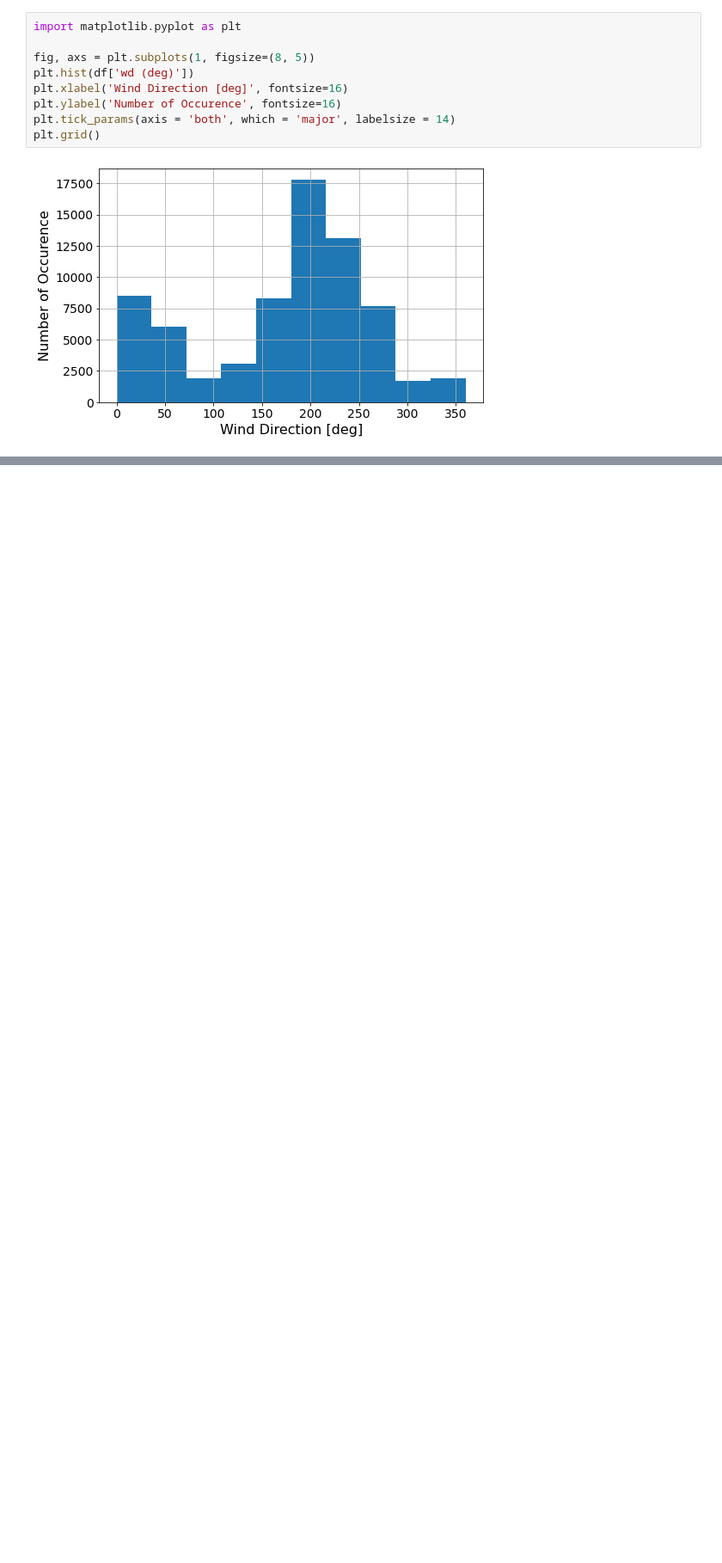
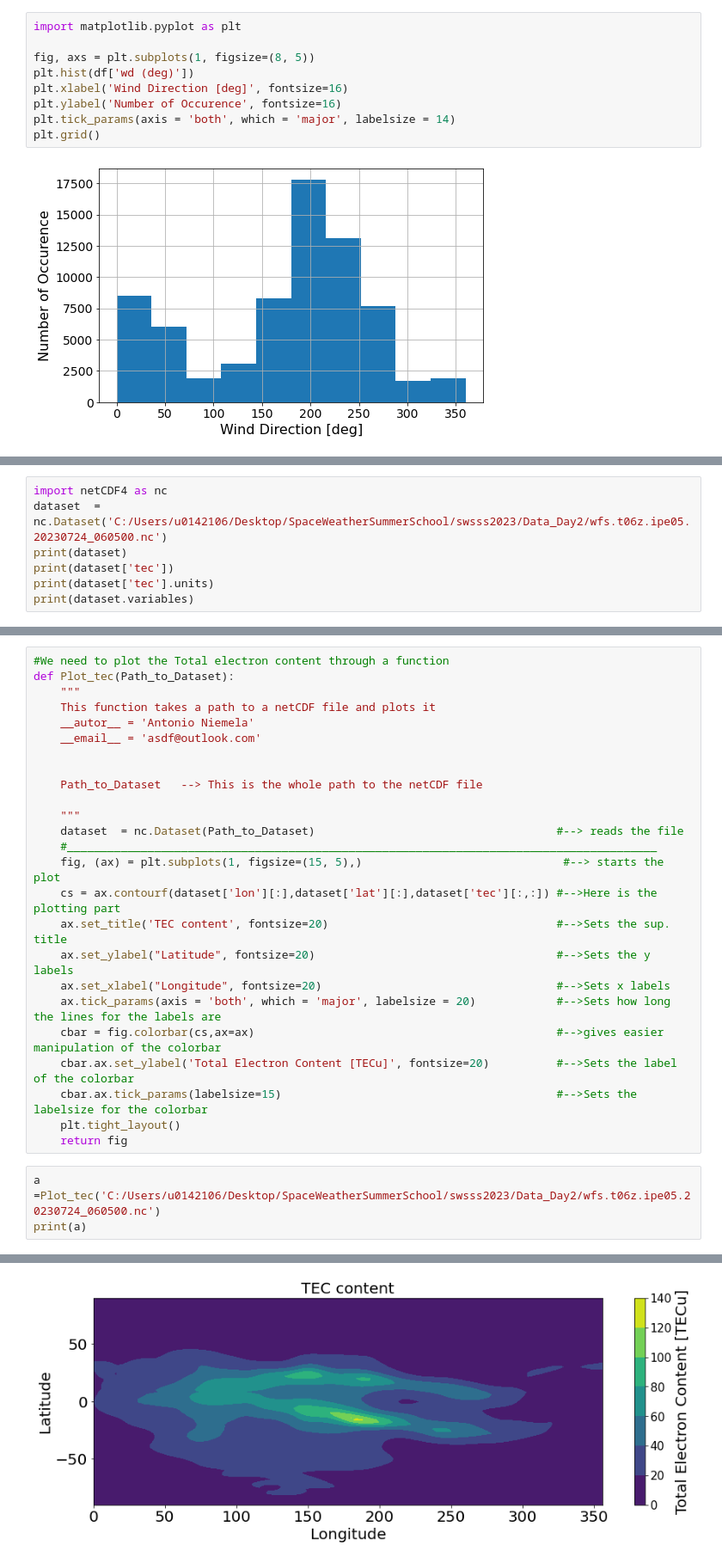
Before and after one commit to NiemelaAntonio/swsss2023, a Jupyter notebook: Day4_SWSS.ipynb, the cells around one changed output, grey strips where cells are left out. Shown: that part at 86% size. Drawn from its saved outputs; the diff is of its cells as text; blank space fills up the shorter version.

```diff
--- a/Day4_SWSS.ipynb
+++ b/Day4_SWSS.ipynb
@@ -230,0 +221,7 @@ plt.grid()
+# %%
+import netCDF4 as nc
+dataset  = nc.Dataset('C:/Users/u0142106/Desktop/SpaceWeatherSummerSchool/swsss2023/Data_Day2/wfs.t06z.ipe05.20230724_060500.nc')
+print(dataset)
+print(dataset['tec'])
+print(dataset['tec'].units)
+print(dataset.variables)
@@ -230,0 +279,29 @@ plt.grid()
+# %%
+#We need to plot the Total electron content through a function
+def Plot_tec(Path_to_Dataset):
+    """
+    This function takes a path to a netCDF file and plots it
+    __autor__ = 'Antonio Niemela'
+    __email__ = 'asdf@outlook.com'
+
+
+    Path_to_Dataset   --> This is the whole path to the netCDF file
+
+    """
+    dataset  = nc.Dataset(Path_to_Dataset)                                    #--> reads the file
+    #________________________________________________________________________________________
+    fig, (ax) = plt.subplots(1, figsize=(15, 5),)                              #--> starts the plot
+    cs = ax.contourf(dataset['lon'][:],dataset['lat'][:],dataset['tec'][:,:]) #-->Here is the plotting part
+    ax.set_title('TEC content', fontsize=20)                                  #-->Sets the sup. title
+    ax.set_ylabel("Latitude", fontsize=20)                                    #-->Sets the y labels
+    ax.set_xlabel("Longitude", fontsize=20)                                   #-->Sets x labels
+    ax.tick_params(axis = 'both', which = 'major', labelsize = 20)            #-->Sets how long the lines for the labels are
+    cbar = fig.colorbar(cs,ax=ax)                                             #-->gives easier manipulation of the colorbar
+    cbar.ax.set_ylabel('Total Electron Content [TECu]', fontsize=20)          #-->Sets the label of the colorbar
+    cbar.ax.tick_params(labelsize=15)                                         #-->Sets the labelsize for the colorbar
+    plt.tight_layout()
+    return fig
+# %%
+a =Plot_tec('C:/Users/u0142106/Desktop/SpaceWeatherSummerSchool/swsss2023/Data_Day2/wfs.t06z.ipe05.20230724_060500.nc')
+print(a)
+# %% [output]
@@ -230,0 +311 @@ plt.grid()
+[figure, added]
```
Also changed, not shown: parts of 12 cells of this notebook.
